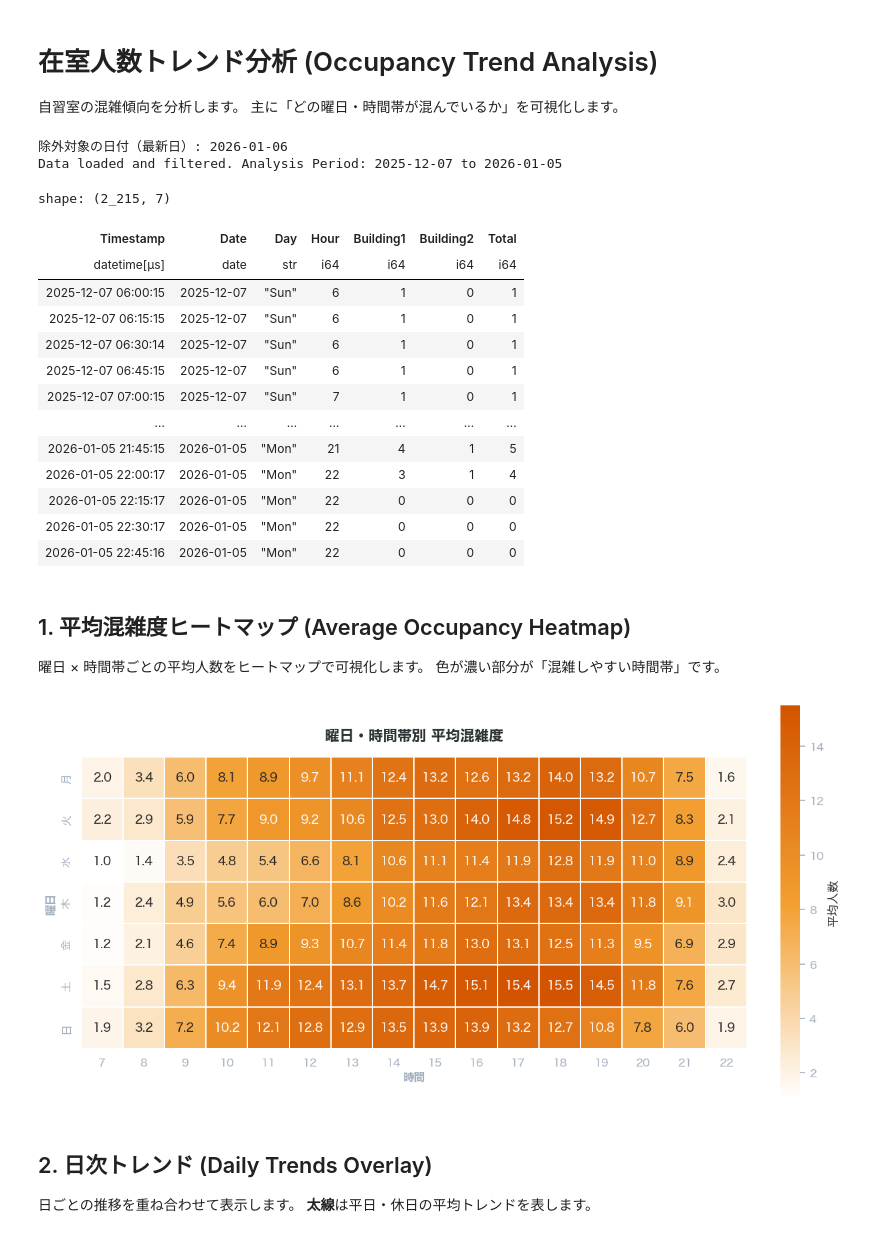
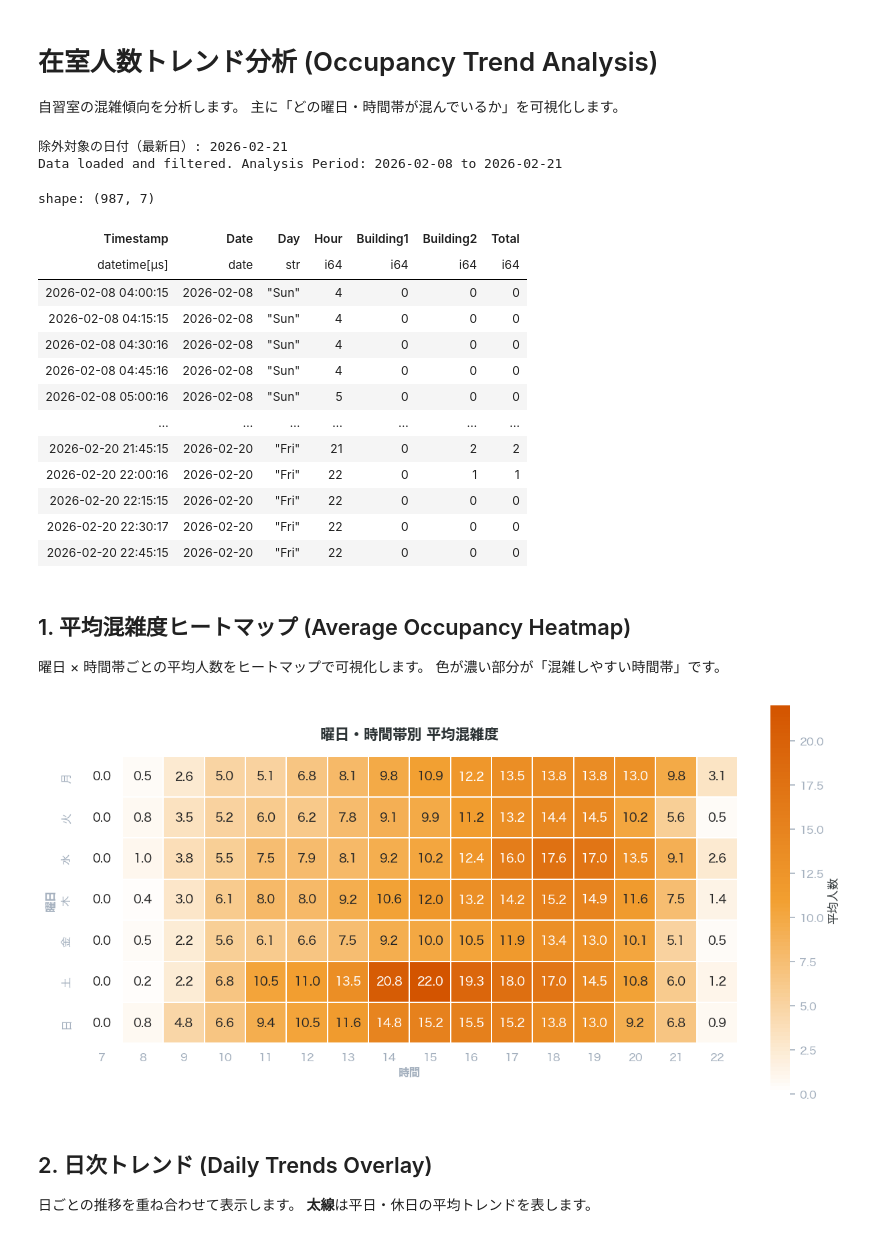
Before and after one commit to SerasGakuin/seras-student-portal, a Jupyter notebook: analysis/notebooks/occupancy_analysis.ipynb, the cells around one changed output. Drawn from its saved outputs; the diff is of its cells as text; code cells hidden in the pictures.

```diff
--- a/analysis/notebooks/occupancy_analysis.ipynb
+++ b/analysis/notebooks/occupancy_analysis.ipynb
@@ -11,43 +11,51 @@ sys.path.append(os.path.abspath('../src'))
 # %%
 import polars as pl
 import matplotlib.pyplot as plt
 import seaborn as sns
 from datetime import date
 from seras_analysis.data_loader import load_data
 from seras_analysis.preprocessing import filter_occupancy_data
 from seras_analysis.plotting import plot_daily_trends, plot_daily_breakdown, plot_average_occupancy_heatmap
 
 # データ読み込み
 df_logs, _ = load_data()
 
 # ==========================================
 # Data Cleaning & Filtering
 # ==========================================
 # 1. Filter data starting from Dec 7th, 2025 (Data collection started)
-# 2. Exclude "Today" (Incomplete data) to avoid skewing averages
-start_analysis_date = date(2025, 12, 7)
+# 2. Optionally filter by end date
+# 3. Exclude "Today" (Incomplete data) to avoid skewing averages
+start_analysis_date = date(2026, 2, 8)
+end_analysis_date = date(2026, 2, 21)  # None = 最新日まで（例: date(2026, 1, 31)）
 
-df_clean = filter_occupancy_data(df_logs, start_date=start_analysis_date, exclude_today=True)
+df_clean = filter_occupancy_data(
+    df_logs,
+    start_date=start_analysis_date,
+    end_date=end_analysis_date,
+    exclude_today=True,
+)
 
-print(f"Data loaded and filtered. Analysis Period: {start_analysis_date} to {df_clean['Date'].max()}")
+end_label = str(df_clean['Date'].max()) if end_analysis_date is None else str(end_analysis_date)
+print(f"Data loaded and filtered. Analysis Period: {start_analysis_date} to {end_label}")
 display(df_clean)
 # %% [output]
-除外対象の日付（最新日）: 2026-01-06
-Data loaded and filtered. Analysis Period: 2025-12-07 to 2026-01-05
+除外対象の日付（最新日）: 2026-02-21
+Data loaded and filtered. Analysis Period: 2026-02-08 to 2026-02-21
-shape: (2_215, 7)
+shape: (987, 7)
 | Timestamp | Date | Day | Hour | Building1 | Building2 | Total |
 | datetime[μs] | date | str | i64 | i64 | i64 | i64 |
-| 2025-12-07 06:00:15 | 2025-12-07 | "Sun" | 6 | 1 | 0 | 1 |
-| 2025-12-07 06:15:15 | 2025-12-07 | "Sun" | 6 | 1 | 0 | 1 |
-| 2025-12-07 06:30:14 | 2025-12-07 | "Sun" | 6 | 1 | 0 | 1 |
-| 2025-12-07 06:45:15 | 2025-12-07 | "Sun" | 6 | 1 | 0 | 1 |
-| 2025-12-07 07:00:15 | 2025-12-07 | "Sun" | 7 | 1 | 0 | 1 |
+| 2026-02-08 04:00:15 | 2026-02-08 | "Sun" | 4 | 0 | 0 | 0 |
+| 2026-02-08 04:15:15 | 2026-02-08 | "Sun" | 4 | 0 | 0 | 0 |
+| 2026-02-08 04:30:16 | 2026-02-08 | "Sun" | 4 | 0 | 0 | 0 |
+| 2026-02-08 04:45:16 | 2026-02-08 | "Sun" | 4 | 0 | 0 | 0 |
+| 2026-02-08 05:00:16 | 2026-02-08 | "Sun" | 5 | 0 | 0 | 0 |
 | … | … | … | … | … | … | … |
-| 2026-01-05 21:45:15 | 2026-01-05 | "Mon" | 21 | 4 | 1 | 5 |
-| 2026-01-05 22:00:17 | 2026-01-05 | "Mon" | 22 | 3 | 1 | 4 |
-| 2026-01-05 22:15:17 | 2026-01-05 | "Mon" | 22 | 0 | 0 | 0 |
-| 2026-01-05 22:30:17 | 2026-01-05 | "Mon" | 22 | 0 | 0 | 0 |
-| 2026-01-05 22:45:16 | 2026-01-05 | "Mon" | 22 | 0 | 0 | 0 |
+| 2026-02-20 21:45:15 | 2026-02-20 | "Fri" | 21 | 0 | 2 | 2 |
+| 2026-02-20 22:00:16 | 2026-02-20 | "Fri" | 22 | 0 | 1 | 1 |
+| 2026-02-20 22:15:15 | 2026-02-20 | "Fri" | 22 | 0 | 0 | 0 |
+| 2026-02-20 22:30:17 | 2026-02-20 | "Fri" | 22 | 0 | 0 | 0 |
+| 2026-02-20 22:45:15 | 2026-02-20 | "Fri" | 22 | 0 | 0 | 0 |
 # %% [markdown]
 ## 1. 平均混雑度ヒートマップ (Average Occupancy Heatmap)
 曜日 × 時間帯ごとの平均人数をヒートマップで可視化します。
@@ -56,7 +64,7 @@ shape: (2_215, 7)
 # 2024年12月7日以降のデータで分析（当日除外済み）
 plot_average_occupancy_heatmap(df_clean)
 # %% [output]
-[figure, old version]
+[figure, new version]
 # %% [markdown]
 ## 2. 日次トレンド (Daily Trends Overlay)
 日ごとの推移を重ね合わせて表示します。
```
Also changed, not shown: parts of 2 cells of this notebook, 32 other files.
